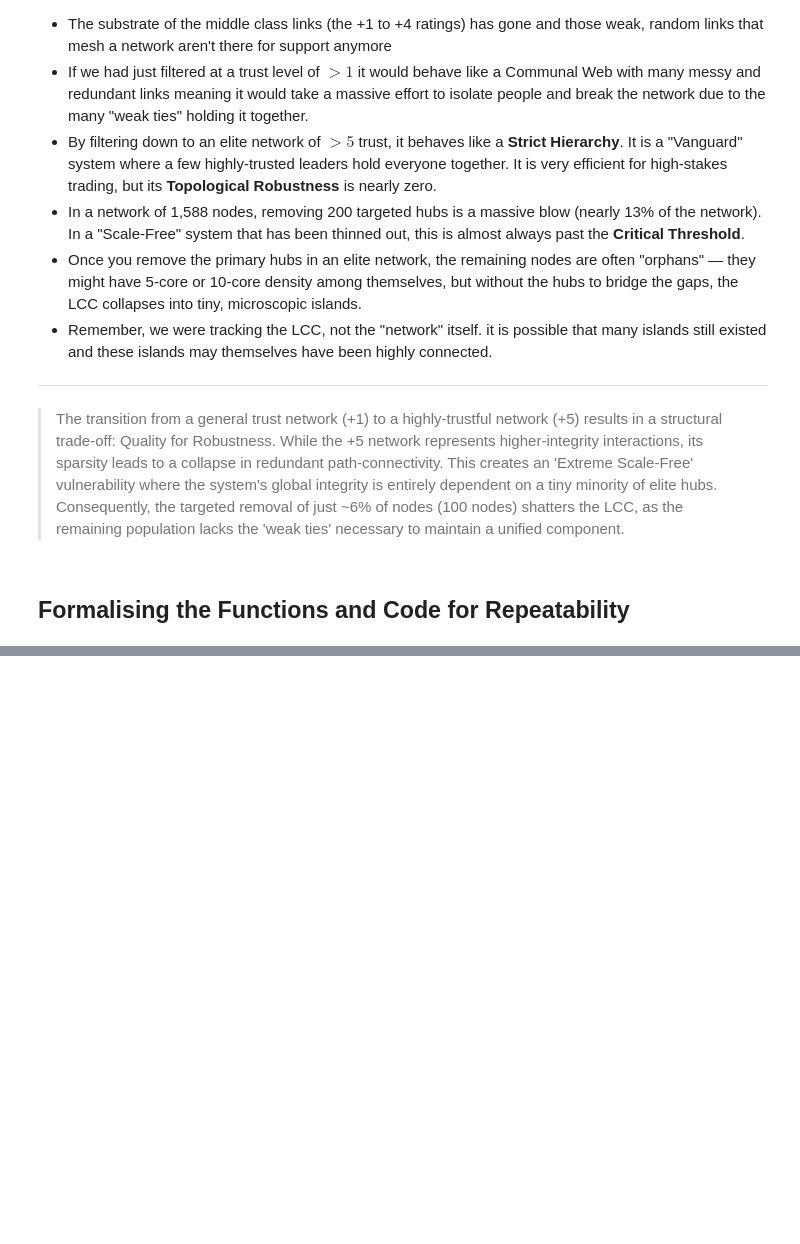
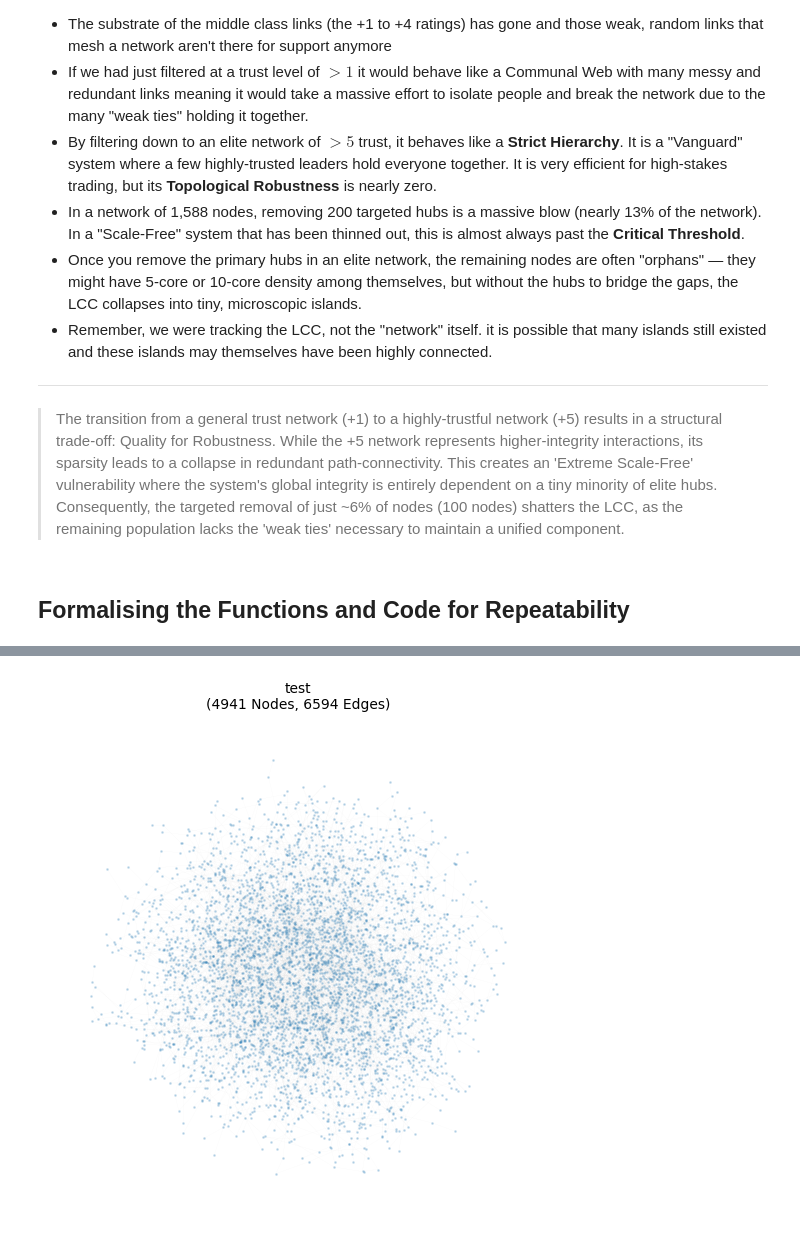
Before and after one commit to LukeBirkett/study-planner, a Jupyter notebook: 981G5_Network_Science/labs/lab_3/lab_3.ipynb, the cells around one changed output, grey strips where cells are left out. Saved outputs shown, nothing was run; the diff lists cells and outputs as text; code cells hidden in the pictures; blank space fills up the shorter version.

```diff
--- a/981G5_Network_Science/labs/lab_3/lab_3.ipynb
+++ b/981G5_Network_Science/labs/lab_3/lab_3.ipynb
@@ -1028,0 +1051,14 @@ Targeted:
+# %%
+def visualise_spring_network(network, title):
+        plt.figure(figsize=(5, 5))
+        pos = nx.spring_layout(network, iterations=15)
+        nx.draw(network, pos,
+                node_size=1,
+                node_color='#1f77b4',
+                edge_color='gray',
+                width=0.05,
+                alpha=0.2,
+                with_labels=False,
+                arrows=False)
+        plt.title(f"{title}\n({network.number_of_nodes()} Nodes, {network.number_of_edges()} Edges)", fontsize=10)
+        plt.show()
@@ -1028,0 +1273,4 @@ Targeted:
+# %%
+visualise_spring_network(G_power, "test")
+# %% [output]
+[figure, added]
```
Also changed, not shown: parts of 27 cells of this notebook, 3 other files.
